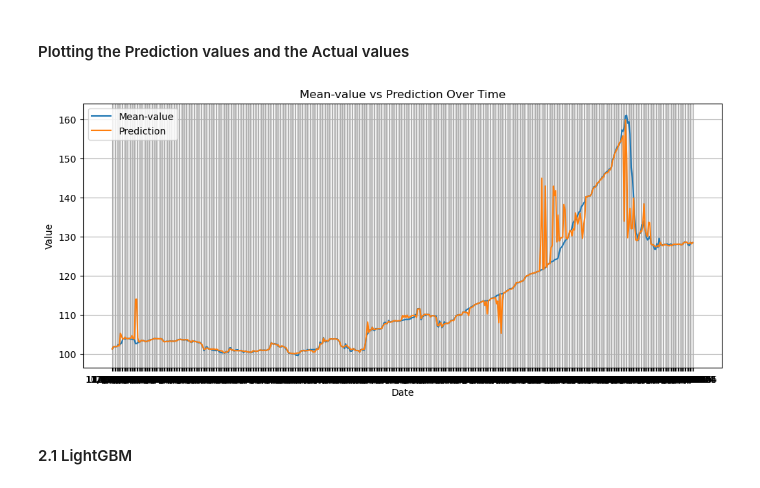
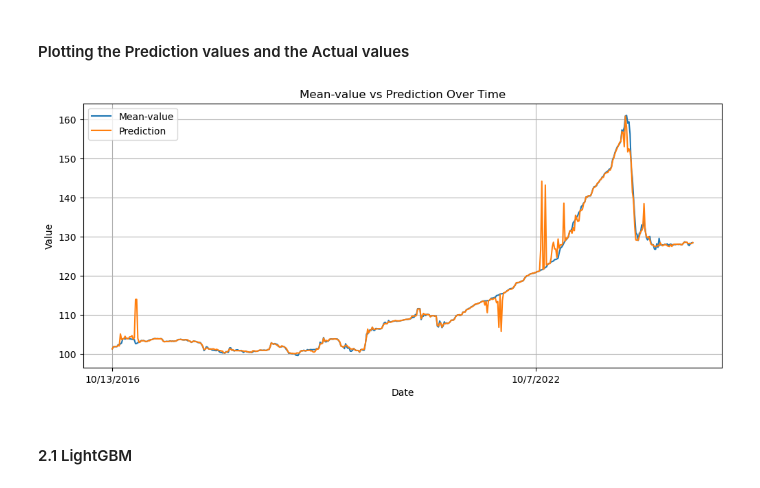
Before and after one commit to muriithiKabogo/CurrencyPrediction, a Jupyter notebook: Ntbk5.ipynb, the cells around one changed output. Drawn from its saved outputs; the diff is of its cells as text; code cells hidden in the pictures.

```diff
--- a/Ntbk5.ipynb
+++ b/Ntbk5.ipynb
@@ -18,4 +19,6 @@ df.head()
 | 2 | 10/13/2016 | 101.30 | 0.66 | 10.0 | 2016.0 | 4.0 | 42.0 | 3.0 | ... |
 | 3 | 10/13/2016 | 101.30 | 0.66 | 10.0 | 2016.0 | 4.0 | 42.0 | 3.0 | ... |
 | 4 | 10/13/2016 | 101.30 | 0.66 | 10.0 | 2016.0 | 4.0 | 42.0 | 3.0 | ... |
+# %%
+df["US_election"] = np.where(df["Year"].isin([2024, 2020, 2016]), 1, 0)
 # %%
@@ -289,20 +313,24 @@ df_merged2
 # %% [markdown]
 #### Plotting the Prediction values and the Actual values
 # %%
+import matplotlib.dates as mdates
+
 #Plot
 plt.figure(figsize=(12, 5))
 plt.plot(df_merged2_index.index, df_merged2_index['Mean-value_x'], label='Mean-value')
 plt.plot(df_merged2_index.index, df_merged2_index['preds'], label='Prediction')
 
+#plt.gca().xaxis.set_major_formatter(mdates.DateFormatter('%Y'))
+plt.gca().xaxis.set_major_locator(mdates.YearLocator())
 plt.xlabel('Date')
 plt.ylabel('Value')
 plt.title('Mean-value vs Prediction Over Time')
 plt.legend()
 plt.grid(True)
 
 plt.show()
 # %% [output]
-[figure, old version]
+[figure, new version]
 # %%
 df_merged2.to_csv("df_merged2.csv", index=False)
 # %% [markdown]
```
Also changed, not shown: parts of 23 cells of this notebook, 7 other files.
